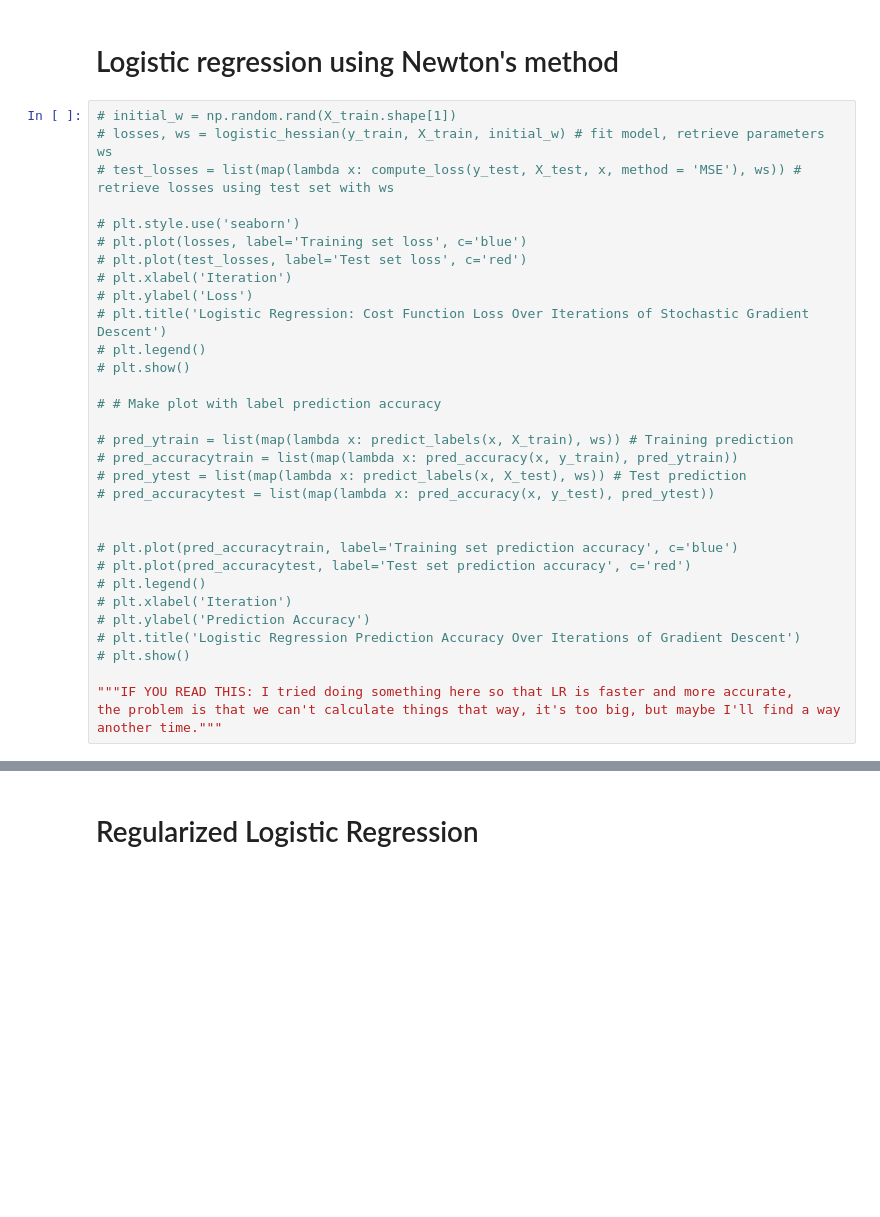
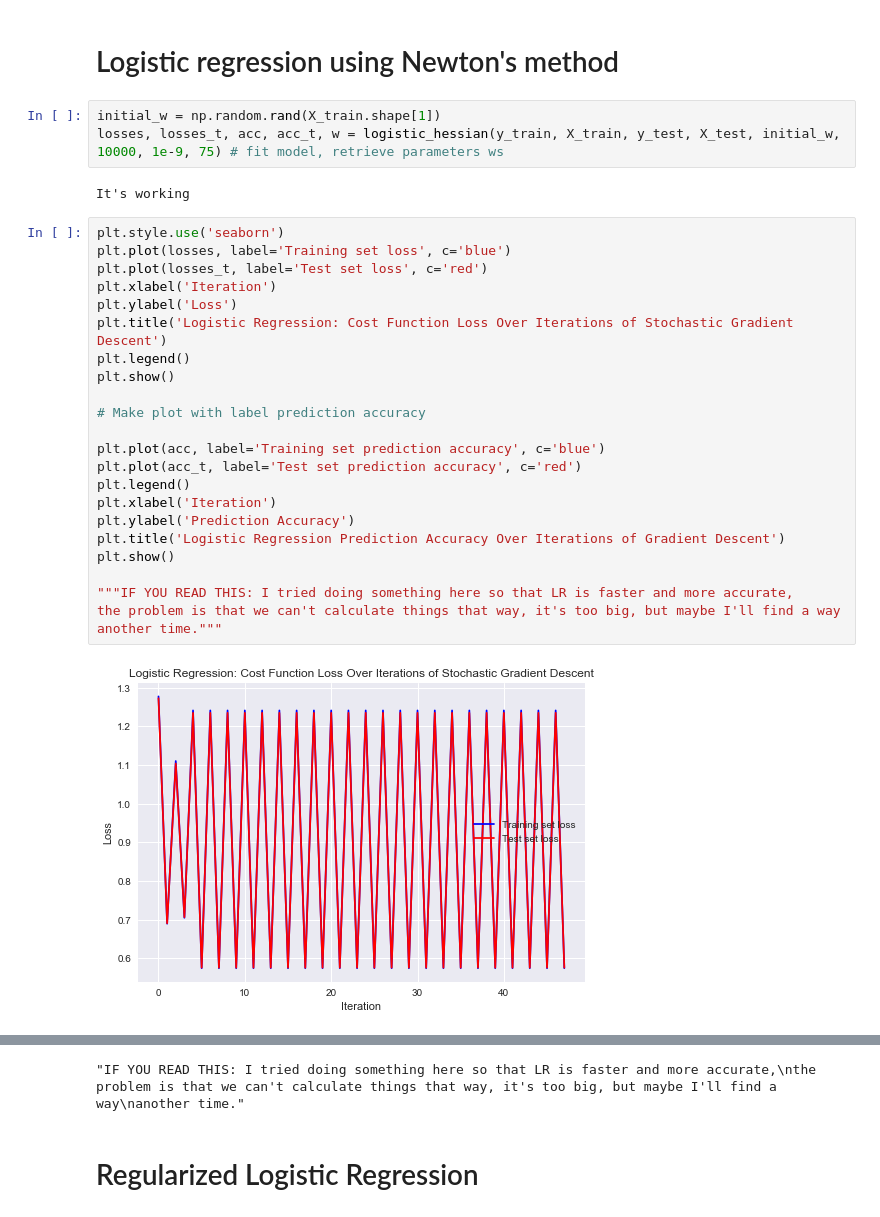
Before and after one commit to hhschede/machine_learning, a Jupyter notebook: project_1/main.ipynb, the cells around one changed output, grey strips where cells are left out. Cells and saved outputs as stored; diff of their text form; blank space fills up the shorter version.

```diff
--- a/project_1/main.ipynb
+++ b/project_1/main.ipynb
@@ -483,36 +482,33 @@ for i in range(len(lr)):
 # %% [markdown]
 Logistic regression using Newton's method
 ===
+# %%
+initial_w = np.random.rand(X_train.shape[1])
+losses, losses_t, acc, acc_t, w = logistic_hessian(y_train, X_train, y_test, X_test, initial_w, 10000, 1e-9, 75) # fit model, retrieve parameters ws
+# %% [output]
+It's working
 # %%
-# initial_w = np.random.rand(X_train.shape[1])
-# losses, ws = logistic_hessian(y_train, X_train, initial_w) # fit model, retrieve parameters ws
-# test_losses = list(map(lambda x: compute_loss(y_test, X_test, x, method = 'MSE'), ws)) # retrieve losses using test set with ws
+plt.style.use('seaborn')
+plt.plot(losses, label='Training set loss', c='blue')
+plt.plot(losses_t, label='Test set loss', c='red')
+plt.xlabel('Iteration')
+plt.ylabel('Loss')
+plt.title('Logistic Regression: Cost Function Loss Over Iterations of Stochastic Gradient Descent')
+plt.legend()
+plt.show()
 
-# plt.style.use('seaborn')
-# plt.plot(losses, label='Training set loss', c='blue')
-# plt.plot(test_losses, label='Test set loss', c='red')
-# plt.xlabel('Iteration')
-# plt.ylabel('Loss')
-# plt.title('Logistic Regression: Cost Function Loss Over Iterations of Stochastic Gradient Descent')
-# plt.legend()
-# plt.show()
+# Make plot with label prediction accuracy
 
-# # Make plot with label prediction accuracy
-
-# pred_ytrain = list(map(lambda x: predict_labels(x, X_train), ws)) # Training prediction
-# pred_accuracytrain = list(map(lambda x: pred_accuracy(x, y_train), pred_ytrain))
-# pred_ytest = list(map(lambda x: predict_labels(x, X_test), ws)) # Test prediction
-# pred_accuracytest = list(map(lambda x: pred_accuracy(x, y_test), pred_ytest))
-
-
-# plt.plot(pred_accuracytrain, label='Training set prediction accuracy', c='blue')
-# plt.plot(pred_accuracytest, label='Test set prediction accuracy', c='red')
-# plt.legend()
-# plt.xlabel('Iteration')
-# plt.ylabel('Prediction Accuracy')
-# plt.title('Logistic Regression Prediction Accuracy Over Iterations of Gradient Descent')
-# plt.show()
+plt.plot(acc, label='Training set prediction accuracy', c='blue')
+plt.plot(acc_t, label='Test set prediction accuracy', c='red')
+plt.legend()
+plt.xlabel('Iteration')
+plt.ylabel('Prediction Accuracy')
+plt.title('Logistic Regression Prediction Accuracy Over Iterations of Gradient Descent')
+plt.show()
 
 """IF YOU READ THIS: I tried doing something here so that LR is faster and more accurate,
 the problem is that we can't calculate things that way, it's too big, but maybe I'll find a way
 another time."""
+# %% [output]
+[figure, added]
@@ -519,3 +516,4 @@ another time."""
+"IF YOU READ THIS: I tried doing something here so that LR is faster and more accurate,\nthe problem is that we can't calculate things that way, it's too big, but maybe I'll find a way\nanother time."
 # %% [markdown]
 # Regularized Logistic Regression
 # %%
```
Also changed, not shown: parts of 11 cells of this notebook, 4 other files.
